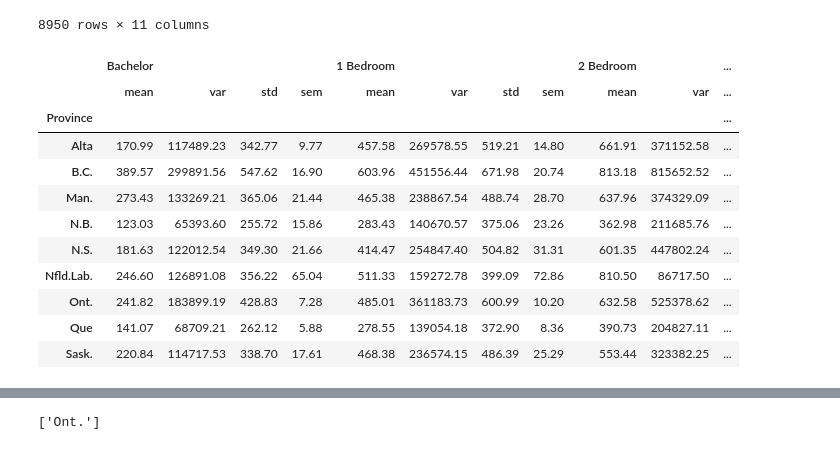
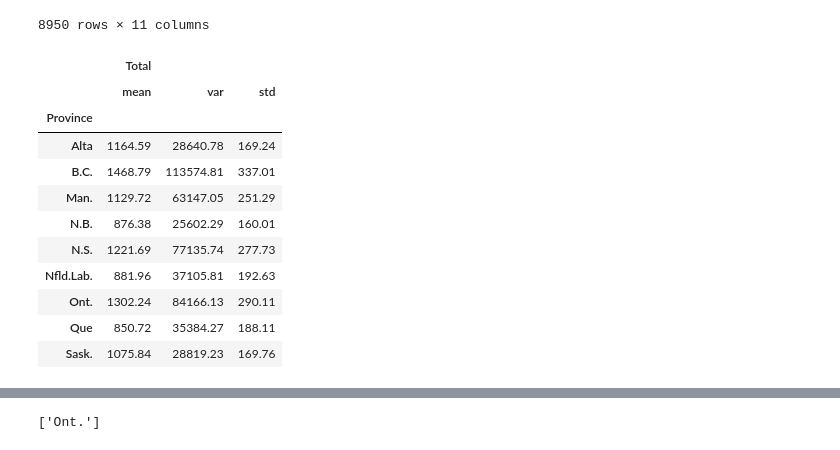
Before and after one commit to joshi-swetam/Rental-Market-Analysis-Project-one, a Jupyter notebook: Ontario stats summary.ipynb, the cells around one changed output, grey strips where cells are left out. Cells and saved outputs as stored; diff of their text form; code cells hidden in the pictures.

```diff
--- a/Ontario stats summary.ipynb
+++ b/Ontario stats summary.ipynb
@@ -25,20 +25,22 @@ rental_df
 | 8949 | B.C. | Victoria | Sidney | Sidney | Apt & Other | 0.0 | 1447.0 | 1753.0 | 3093.0 | ... |
 8950 rows × 11 columns
 # %%
-province_stats = rental_df.groupby(['Province'])[["Bachelor ",'1 Bedroom', '2 Bedroom', '3 Bedroom +',"Total "]].agg(['mean', 'var', 'std', 'sem'])
+#drop zeroes from total
+province_data = rental_df[(rental_df["Total "]!=0)]
+province_stats = province_data.groupby(['Province'])[["Total "]].agg(['mean', 'var', 'std'])
 province_stats.round(2)
 # %% [output]
-|  | Bachelor |  |  |  | 1 Bedroom |  |  |  | 2 Bedroom |  | ... |
-|  | mean | var | std | sem | mean | var | std | sem | mean | var | ... |
-| Province |  |  |  |  |  |  |  |  |  |  | ... |
-| Alta | 170.99 | 117489.23 | 342.77 | 9.77 | 457.58 | 269578.55 | 519.21 | 14.80 | 661.91 | 371152.58 | ... |
-| B.C. | 389.57 | 299891.56 | 547.62 | 16.90 | 603.96 | 451556.44 | 671.98 | 20.74 | 813.18 | 815652.52 | ... |
-| Man. | 273.43 | 133269.21 | 365.06 | 21.44 | 465.38 | 238867.54 | 488.74 | 28.70 | 637.96 | 374329.09 | ... |
-| N.B. | 123.03 | 65393.60 | 255.72 | 15.86 | 283.43 | 140670.57 | 375.06 | 23.26 | 362.98 | 211685.76 | ... |
-| N.S. | 181.63 | 122012.54 | 349.30 | 21.66 | 414.47 | 254847.40 | 504.82 | 31.31 | 601.35 | 447802.24 | ... |
-| Nfld.Lab. | 246.60 | 126891.08 | 356.22 | 65.04 | 511.33 | 159272.78 | 399.09 | 72.86 | 810.50 | 86717.50 | ... |
-| Ont. | 241.82 | 183899.19 | 428.83 | 7.28 | 485.01 | 361183.73 | 600.99 | 10.20 | 632.58 | 525378.62 | ... |
-| Que | 141.07 | 68709.21 | 262.12 | 5.88 | 278.55 | 139054.18 | 372.90 | 8.36 | 390.73 | 204827.11 | ... |
-| Sask. | 220.84 | 114717.53 | 338.70 | 17.61 | 468.38 | 236574.15 | 486.39 | 25.29 | 553.44 | 323382.25 | ... |
+|  | Total |  |  |
+|  | mean | var | std |
+| Province |  |  |  |
+| Alta | 1164.59 | 28640.78 | 169.24 |
+| B.C. | 1468.79 | 113574.81 | 337.01 |
+| Man. | 1129.72 | 63147.05 | 251.29 |
+| N.B. | 876.38 | 25602.29 | 160.01 |
+| N.S. | 1221.69 | 77135.74 | 277.73 |
+| Nfld.Lab. | 881.96 | 37105.81 | 192.63 |
+| Ont. | 1302.24 | 84166.13 | 290.11 |
+| Que | 850.72 | 35384.27 | 188.11 |
+| Sask. | 1075.84 | 28819.23 | 169.76 |
 # %%
 stats = province_stats.to_excel("Statistcs summary.xlsx",
```
Also changed, not shown: parts of 6 cells of this notebook, 2 other files.
